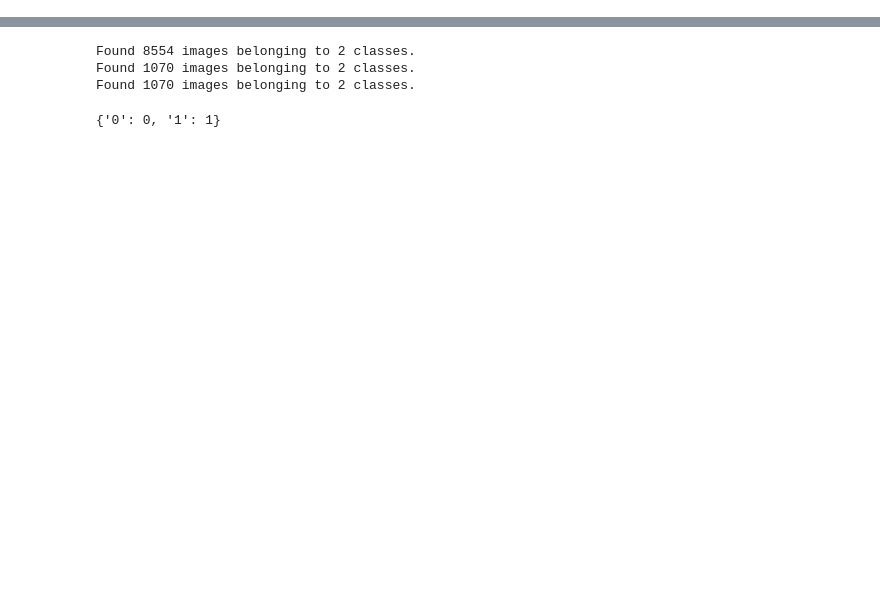
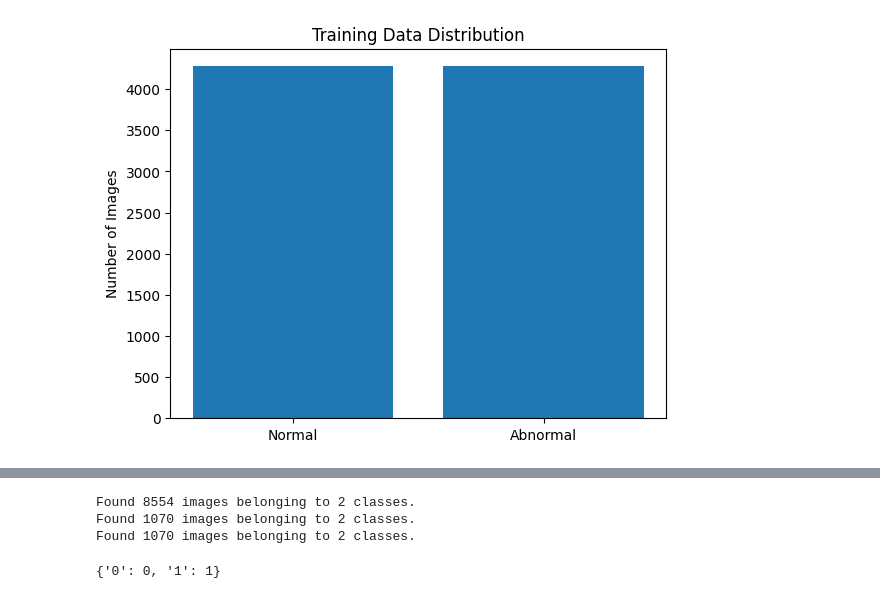
Before and after one commit to beracvk/X-Ray-Chest-Anomaly-Detection, a Jupyter notebook: Main.ipynb, the cells around one changed output, grey strips where cells are left out. Saved outputs shown, nothing was run; the diff lists cells and outputs as text; code cells hidden in the pictures; blank space fills up the shorter version.

```diff
--- a/Main.ipynb
+++ b/Main.ipynb
@@ -13,0 +14,27 @@ print(sys.executable)
+# %%
+train_dir = "ChestXray_Classification/train"
+valid_dir = "ChestXray_Classification/valid"
+test_dir = "ChestXray_Classification/test"
+# %%
+import os
+
+train_normal = len(os.listdir(train_dir + "/0"))
+train_abnormal = len(os.listdir(train_dir + "/1"))
+
+valid_normal = len(os.listdir(valid_dir + "/0"))
+valid_abnormal = len(os.listdir(valid_dir + "/1"))
+
+test_normal = len(os.listdir(test_dir + "/0"))
+test_abnormal = len(os.listdir(test_dir + "/1"))
+
+print("TRAIN")
+print("Normal:", train_normal)
+print("Abnormal:", train_abnormal)
+
+print("\nVALID")
+print("Normal:", valid_normal)
+print("Abnormal:", valid_abnormal)
+
+print("\nTEST")
+print("Normal:", test_normal)
+print("Abnormal:", test_abnormal)
@@ -13,0 +53,10 @@ print(sys.executable)
+# %%
+classes = ['Normal', 'Abnormal']
+counts = [train_normal, train_abnormal]
+
+plt.bar(classes, counts)
+plt.title("Training Data Distribution")
+plt.ylabel("Number of Images")
+plt.show()
+# %% [output]
+[figure, added]
```
Also changed, not shown: parts of 11 cells of this notebook.
